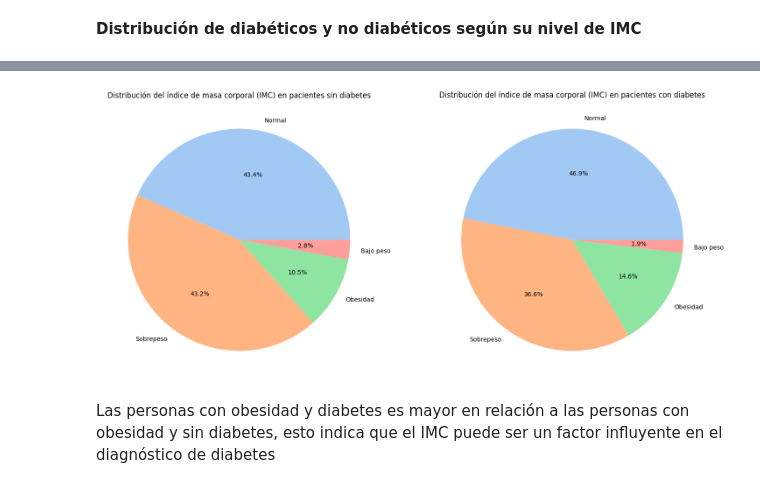
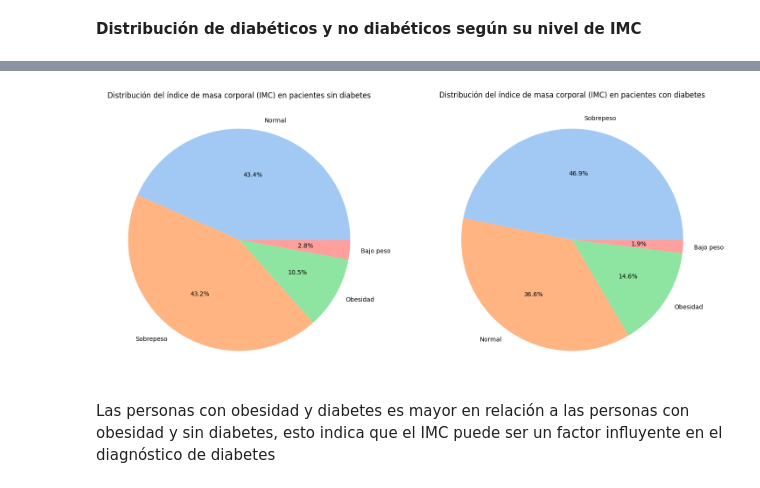
Before and after one commit to diegocv00/Diabetes, a Jupyter notebook: diabetes_analisis.ipynb, the cells around one changed output, grey strips where cells are left out. Saved outputs shown, nothing was run; the diff lists cells and outputs as text; code cells hidden in the pictures.

```diff
--- a/Diabetes.ipynb
+++ b/diabetes_analisis.ipynb
@@ -57,3 +59,6 @@ memory usage: 23.7+ MB
+# %%
+df_poseen_diabetes = df[df["diagnosed_diabetes"] == 1]
+df_no_poseen_diabetes = df[df["diagnosed_diabetes"] == 0]
 # %% [markdown]
 **Distribucion por género de la diabetes**
 # %%
@@ -196,3 +205,5 @@ def clasificar_imc(x):
     else:
         return "Obesidad"
 df['imc_category'] = df['bmi'].apply(clasificar_imc)
+df_poseen_diabetes["imc_category"] = df_poseen_diabetes["bmi"].apply(clasificar_imc)
+df_no_poseen_diabetes["imc_category"] = df_no_poseen_diabetes["bmi"].apply(clasificar_imc)
@@ -199,22 +221,21 @@ df['imc_category'] = df['bmi'].apply(clasificar_imc)
 # %%
-df_poseen_diabetes_IMC = df[df["diagnosed_diabetes"] == 1]
-df_no_poseen_diabetes_IMC = df[df["diagnosed_diabetes"] == 0]
+
 
 fig, (ax1, ax2) = plt.subplots(1, 2, figsize=(18, 10))
 
-ax1.pie(df_no_poseen_diabetes_IMC['imc_category'].value_counts(), labels=df_no_poseen_diabetes_IMC['imc_category'].value_counts().index, autopct='%1.1f%%', colors=sns.color_palette("pastel"))
+ax1.pie(df_no_poseen_diabetes['imc_category'].value_counts(), labels=df_no_poseen_diabetes['imc_category'].value_counts().index, autopct='%1.1f%%', colors=sns.color_palette("pastel"))
 ax1.set_title("Distribución del índice de masa corporal (IMC) en pacientes sin diabetes")
-counts_no_diabetes = df_no_poseen_diabetes_IMC['imc_category'].value_counts().to_dict()
+counts_no_diabetes = df_no_poseen_diabetes['imc_category'].value_counts().to_dict()
 
 
-ax2.pie(df_poseen_diabetes_IMC['imc_category'].value_counts(), labels=df_no_poseen_diabetes_IMC['imc_category'].value_counts().index, autopct='%1.1f%%', colors=sns.color_palette("pastel"))
+ax2.pie(df_poseen_diabetes['imc_category'].value_counts(), labels=df_poseen_diabetes['imc_category'].value_counts().index, autopct='%1.1f%%', colors=sns.color_palette("pastel"))
 ax2.set_title("Distribución del índice de masa corporal (IMC) en pacientes con diabetes")
-counts_with_diabetes = df_poseen_diabetes_IMC['imc_category'].value_counts().to_dict()
+counts_with_diabetes = df_poseen_diabetes['imc_category'].value_counts().to_dict()
 
 
 plt.show()
 # %% [output]
-[figure, old version]
+[figure, new version]
 # %% [markdown]
 Las personas con obesidad y diabetes es mayor en relación a las personas con obesidad y sin diabetes, esto indica que el IMC puede ser un factor influyente en el diagnóstico de diabetes
 # %% [markdown]
```
Also changed, not shown: parts of 17 cells of this notebook, 3 other files.
